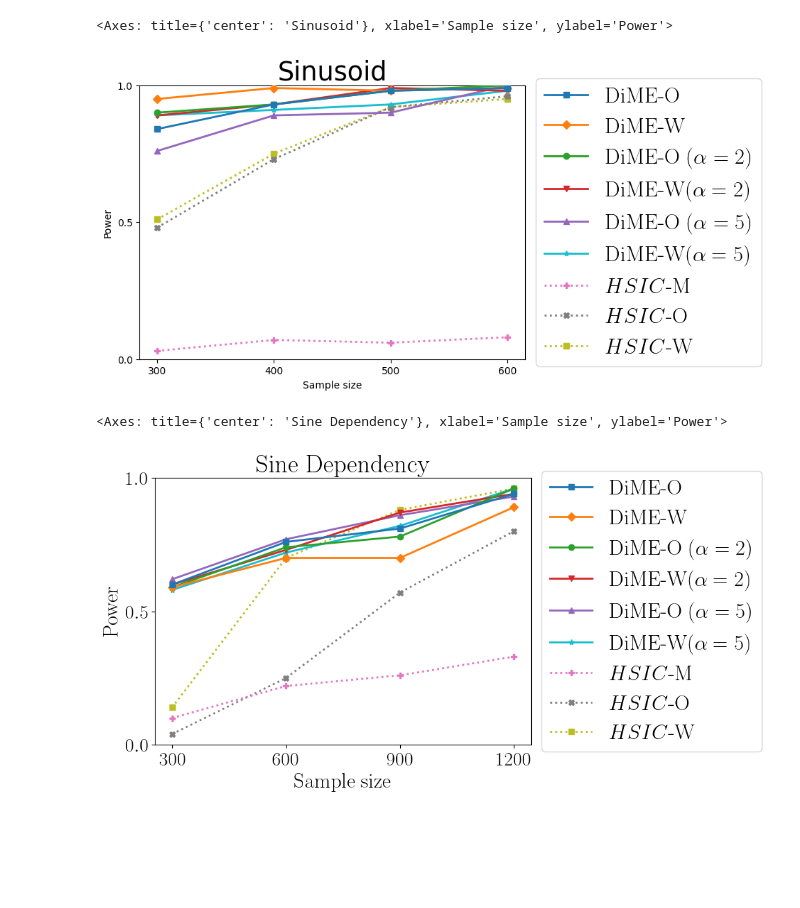
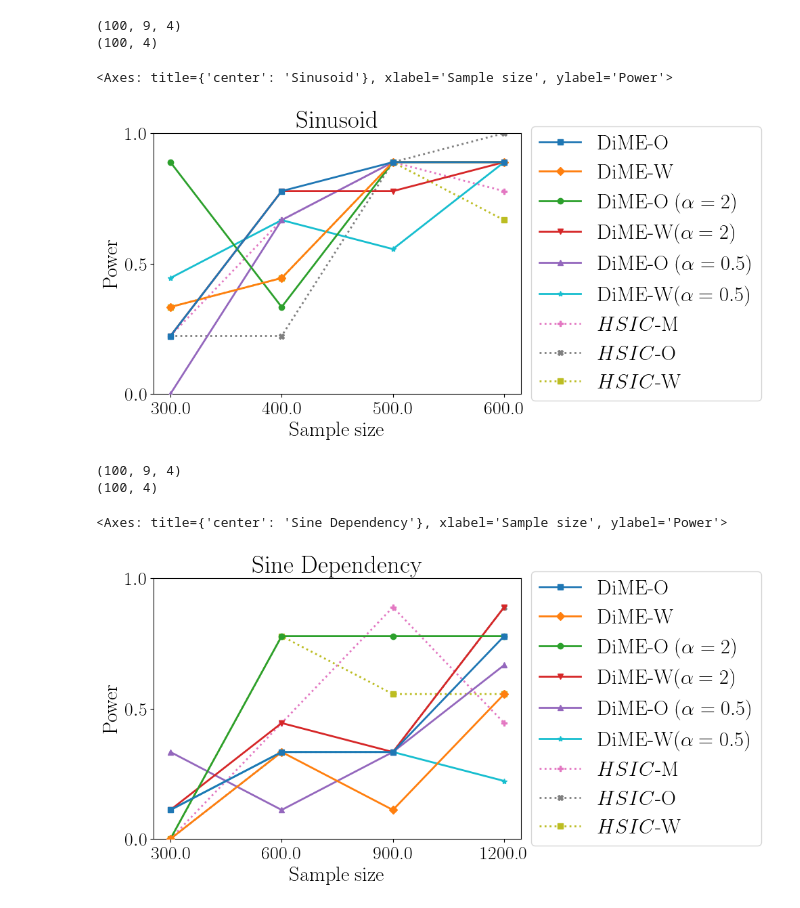
Before and after one commit to KeiderHoyos/IndependenceTestingDifferenceEntropies, a Jupyter notebook: plot_results.ipynb, the cells around one changed output. Saved outputs shown, nothing was run; the diff lists cells and outputs as text; code cells hidden in the pictures; blank space fills up the shorter version.

```diff
--- a/plot_results.ipynb
+++ b/plot_results.ipynb
@@ -65,36 +65,50 @@ def plot_results(output, variable, labels, xlabel = None, ylabel = 'Power',  xti
 
     # Return the axes object
     return ax
+
+def load_results(file):
+    results = []
+    for i in range(1,101):
+        fname = file + str(i) + '.npz'
+        resulti = np.load(fname)
+        resulti = np.array([resulti[key] for key in resulti.files])
+        results.append(resulti)
+    results = np.array(results)
+    # squeeze the last dimension
+    results = np.squeeze(results)
+    return results
 # %%
 # load results
-fname = 'results/sinusoid1.npz'
-results = np.load(fname)
-# get all the arrays from the npz file in one single array
-results = np.array([results[key] for key in results.files])
-output = np.mean(results, axis=-1)
-labels = [r'DiME-O', r'DiME-W', r'DiME-O  ($\alpha = 2$)',r'DiME-W($\alpha = 2$)',r'DiME-O  ($\alpha = 5$)',r'DiME-W($\alpha = 5$)',r'$HSIC$-M',r'$HSIC$-O', r'$HSIC$-W']
+results = load_results('results/sinusoid')
+print(results.shape)
+output = np.mean(results, axis=1)
+print(output.shape)
+labels = [r'DiME-O', r'DiME-W', r'DiME-O  ($\alpha = 2$)',r'DiME-W($\alpha = 2$)',r'DiME-O  ($\alpha = 0.5$)',r'DiME-W($\alpha = 0.5$)',r'$HSIC$-M',r'$HSIC$-O', r'$HSIC$-W']
 sample_sizes = (300, 400,500,600)
 
 # plot results
 fig, ax = plt.subplots(1,1, figsize=(7, 5))
 plot_results(output, sample_sizes, labels, xlabel='Sample size', ylabel='Power', xticks=sample_sizes, ax=ax, title='Sinusoid', legend = True)
 # %% [output]
-<Axes: title={'center': 'Sinusoid'}, xlabel='Sample size', ylabel='Power'>
+(100, 9, 4)
+(100, 4)
+<Axes: title={'center': 'Sinusoid'}, xlabel='Sample size', ylabel='Power'>
-[figure, old version]
+[figure, new version]
 # %%
 # load results
-fname = 'results/sine_dependence1.npz'
-results = np.load(fname)
-# get all the arrays from the npz file in one single array
-results = np.array([results[key] for key in results.files])
-output = np.mean(results, axis=-1)
+results = load_results('results/sine_dependence')
+print(results.shape)
+output = np.mean(results, axis=1)
+print(output.shape)
 sample_sizes = (300, 600,900,1200)
 
 # plot results
 fig, ax = plt.subplots(1,1, figsize=(7, 5))
 plot_results(output, sample_sizes, labels, xlabel='Sample size', ylabel='Power', xticks=sample_sizes, ax=ax, title='Sine Dependency', legend = True)
 # %% [output]
-<Axes: title={'center': 'Sine Dependency'}, xlabel='Sample size', ylabel='Power'>
+(100, 9, 4)
+(100, 4)
+<Axes: title={'center': 'Sine Dependency'}, xlabel='Sample size', ylabel='Power'>
-[figure, old version]
+[figure, new version]
 # %%
 # load results
```
Also changed, not shown: parts of 2 cells of this notebook, 1 other file.
